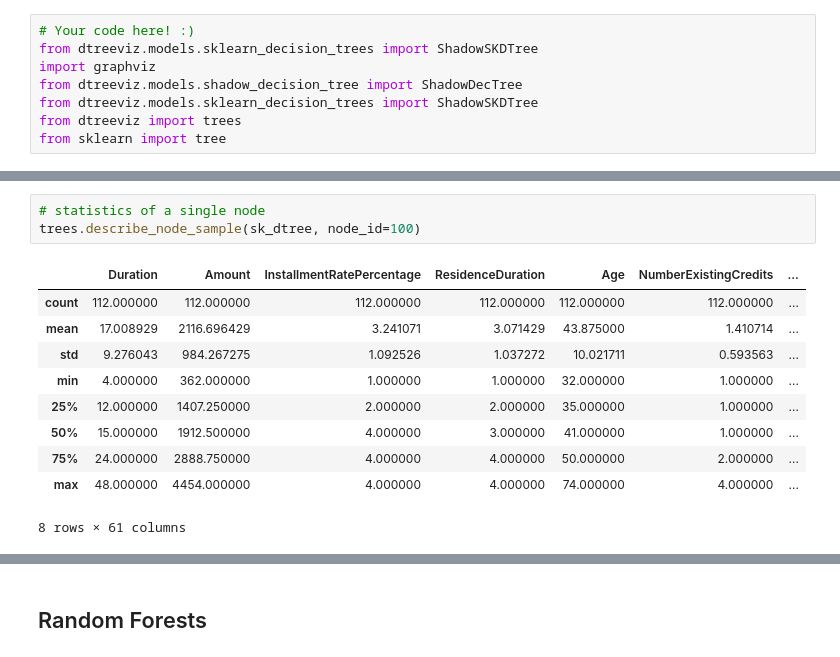
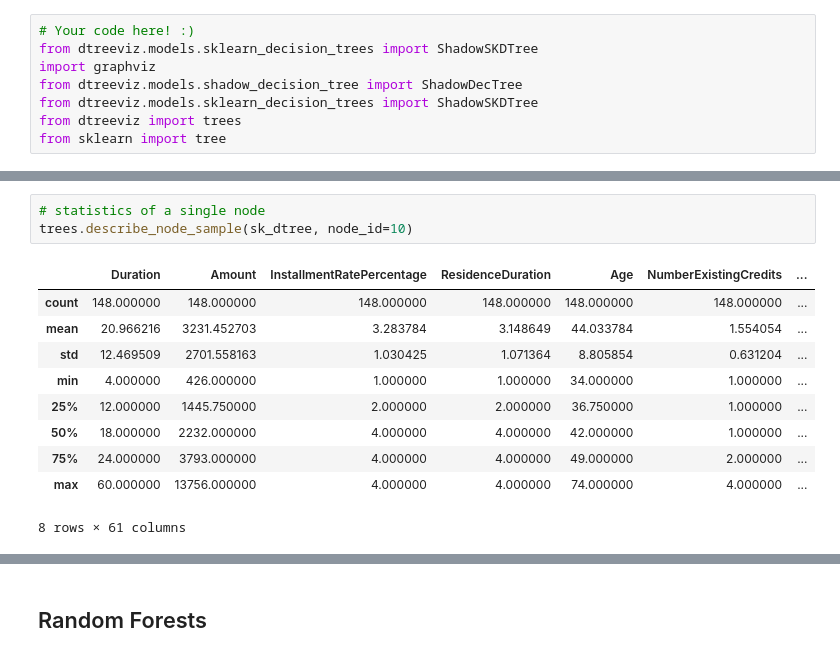
Before and after one commit to truptimr/UCSD-MLE-mini-projects-Jan2021, a Jupyter notebook: mec-13.5.1-tree-based-algorithms-mini-project/Mini_Project_Tree-Based_Algorithms.ipynb, the cells around one changed output, grey strips where cells are left out. Drawn from its saved outputs; the diff is of its cells as text.

```diff
--- a/mec-13.5.1-tree-based-algorithms-mini-project/Mini_Project_Tree-Based_Algorithms.ipynb
+++ b/mec-13.5.1-tree-based-algorithms-mini-project/Mini_Project_Tree-Based_Algorithms.ipynb
@@ -150,16 +160,16 @@ trees.viz_leaf_criterion(sk_dtree)
 # %%
 # statistics of a single node
-trees.describe_node_sample(sk_dtree, node_id=100)
+trees.describe_node_sample(sk_dtree, node_id=10)
 # %% [output]
 |  | Duration | Amount | InstallmentRatePercentage | ResidenceDuration | Age | NumberExistingCredits | ... |
-| count | 112.000000 | 112.000000 | 112.000000 | 112.000000 | 112.000000 | 112.000000 | ... |
-| mean | 17.008929 | 2116.696429 | 3.241071 | 3.071429 | 43.875000 | 1.410714 | ... |
-| std | 9.276043 | 984.267275 | 1.092526 | 1.037272 | 10.021711 | 0.593563 | ... |
-| min | 4.000000 | 362.000000 | 1.000000 | 1.000000 | 32.000000 | 1.000000 | ... |
-| 25% | 12.000000 | 1407.250000 | 2.000000 | 2.000000 | 35.000000 | 1.000000 | ... |
-| 50% | 15.000000 | 1912.500000 | 4.000000 | 3.000000 | 41.000000 | 1.000000 | ... |
-| 75% | 24.000000 | 2888.750000 | 4.000000 | 4.000000 | 50.000000 | 2.000000 | ... |
-| max | 48.000000 | 4454.000000 | 4.000000 | 4.000000 | 74.000000 | 4.000000 | ... |
+| count | 148.000000 | 148.000000 | 148.000000 | 148.000000 | 148.000000 | 148.000000 | ... |
+| mean | 20.966216 | 3231.452703 | 3.283784 | 3.148649 | 44.033784 | 1.554054 | ... |
+| std | 12.469509 | 2701.558163 | 1.030425 | 1.071364 | 8.805854 | 0.631204 | ... |
+| min | 4.000000 | 426.000000 | 1.000000 | 1.000000 | 34.000000 | 1.000000 | ... |
+| 25% | 12.000000 | 1445.750000 | 2.000000 | 2.000000 | 36.750000 | 1.000000 | ... |
+| 50% | 18.000000 | 2232.000000 | 4.000000 | 4.000000 | 42.000000 | 1.000000 | ... |
+| 75% | 24.000000 | 3793.000000 | 4.000000 | 4.000000 | 49.000000 | 2.000000 | ... |
+| max | 60.000000 | 13756.000000 | 4.000000 | 4.000000 | 74.000000 | 4.000000 | ... |
 8 rows × 61 columns
 # %%
 # descision path for a single sample
```
Also changed, not shown: parts of 13 cells of this notebook.
